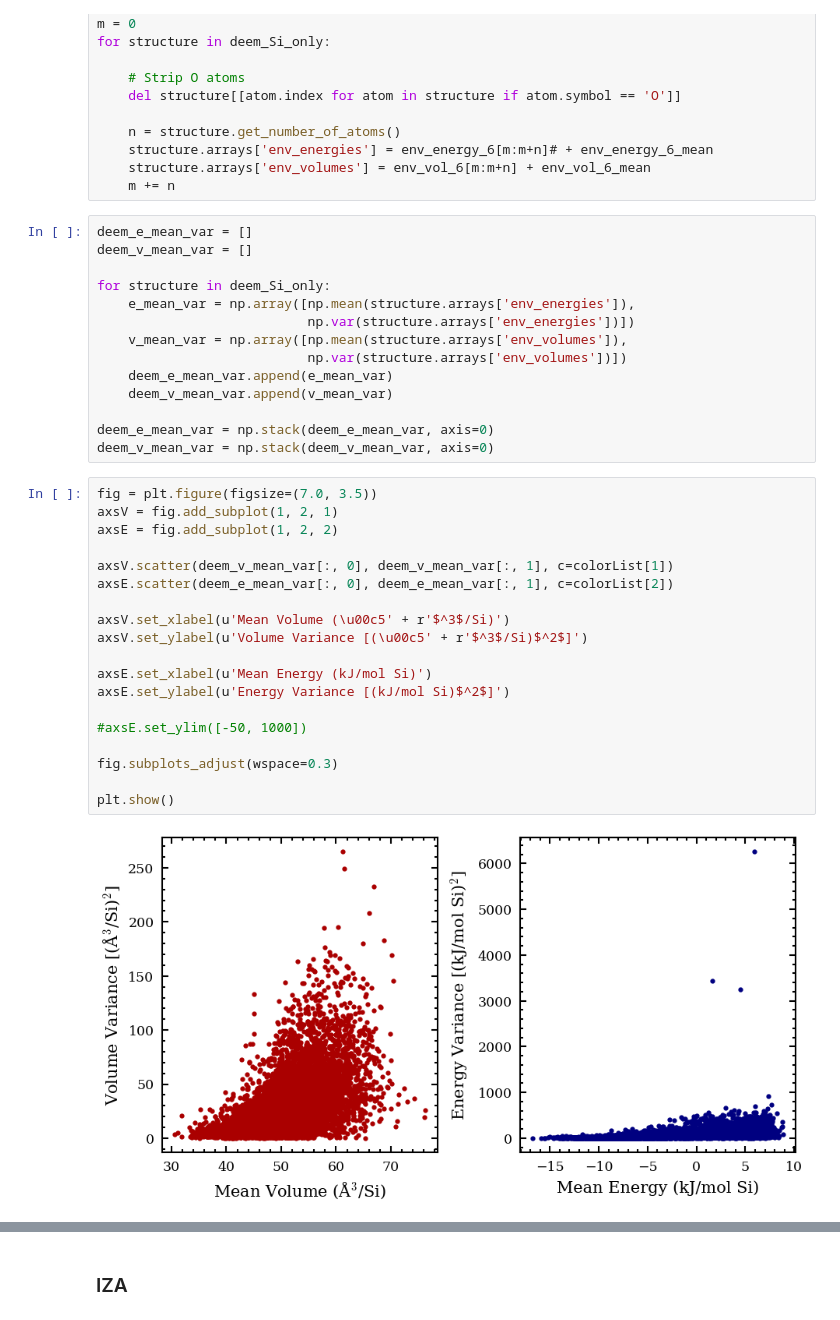
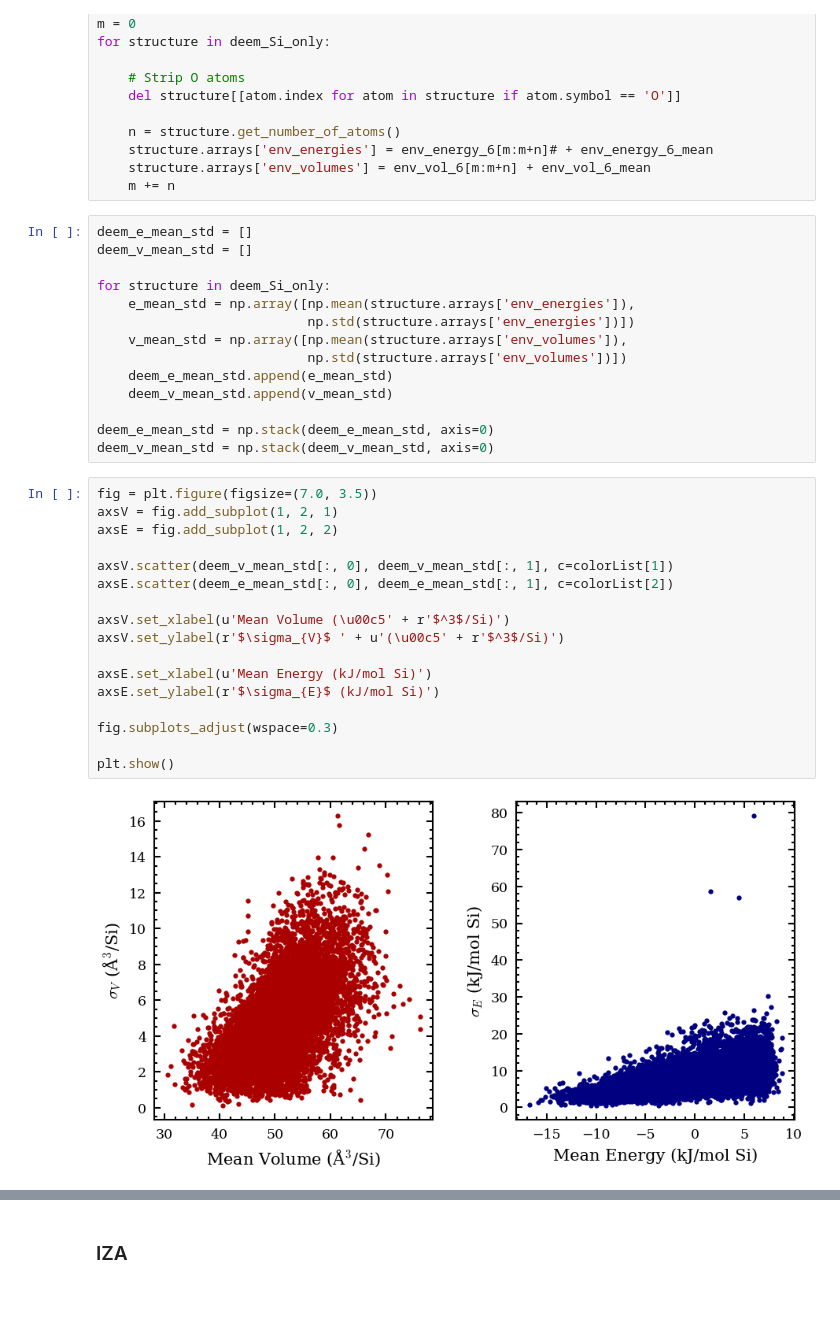
Before and after one commit to bhelfrecht/zeolites_iza-deem, a Jupyter notebook: Scripts/DEEM-IZA.ipynb, the cells around one changed output, grey strips where cells are left out. Drawn from its saved outputs; the diff is of its cells as text.

```diff
--- a/Scripts/DEEM-IZA.ipynb
+++ b/Scripts/DEEM-IZA.ipynb
@@ -693,37 +686,35 @@ for structure in deem_Si_only:
     structure.arrays['env_volumes'] = env_vol_6[m:m+n] + env_vol_6_mean
     m += n
 # %%
-deem_e_mean_var = []
-deem_v_mean_var = []
+deem_e_mean_std = []
+deem_v_mean_std = []
 
 for structure in deem_Si_only:
-    e_mean_var = np.array([np.mean(structure.arrays['env_energies']),
-                           np.var(structure.arrays['env_energies'])])
-    v_mean_var = np.array([np.mean(structure.arrays['env_volumes']),
-                           np.var(structure.arrays['env_volumes'])])
-    deem_e_mean_var.append(e_mean_var)
-    deem_v_mean_var.append(v_mean_var)
+    e_mean_std = np.array([np.mean(structure.arrays['env_energies']),
+                           np.std(structure.arrays['env_energies'])])
+    v_mean_std = np.array([np.mean(structure.arrays['env_volumes']),
+                           np.std(structure.arrays['env_volumes'])])
+    deem_e_mean_std.append(e_mean_std)
+    deem_v_mean_std.append(v_mean_std)
 
-deem_e_mean_var = np.stack(deem_e_mean_var, axis=0)
-deem_v_mean_var = np.stack(deem_v_mean_var, axis=0)
+deem_e_mean_std = np.stack(deem_e_mean_std, axis=0)
+deem_v_mean_std = np.stack(deem_v_mean_std, axis=0)
 # %%
 fig = plt.figure(figsize=(7.0, 3.5))
 axsV = fig.add_subplot(1, 2, 1)
 axsE = fig.add_subplot(1, 2, 2)
 
-axsV.scatter(deem_v_mean_var[:, 0], deem_v_mean_var[:, 1], c=colorList[1])
-axsE.scatter(deem_e_mean_var[:, 0], deem_e_mean_var[:, 1], c=colorList[2])
+axsV.scatter(deem_v_mean_std[:, 0], deem_v_mean_std[:, 1], c=colorList[1])
+axsE.scatter(deem_e_mean_std[:, 0], deem_e_mean_std[:, 1], c=colorList[2])
 
 axsV.set_xlabel(u'Mean Volume (\u00c5' + r'$^3$/Si)')
-axsV.set_ylabel(u'Volume Variance [(\u00c5' + r'$^3$/Si)$^2$]')
+axsV.set_ylabel(r'$\sigma_{V}$ ' + u'(\u00c5' + r'$^3$/Si)')
 
 axsE.set_xlabel(u'Mean Energy (kJ/mol Si)')
-axsE.set_ylabel(u'Energy Variance [(kJ/mol Si)$^2$]')
-
-#axsE.set_ylim([-50, 1000])
+axsE.set_ylabel(r'$\sigma_{E}$ (kJ/mol Si)')
 
 fig.subplots_adjust(wspace=0.3)
 
 plt.show()
 # %% [output]
-[figure, old version]
+[figure, new version]
```
Also changed, not shown: parts of 8 cells of this notebook, 2 other files.
